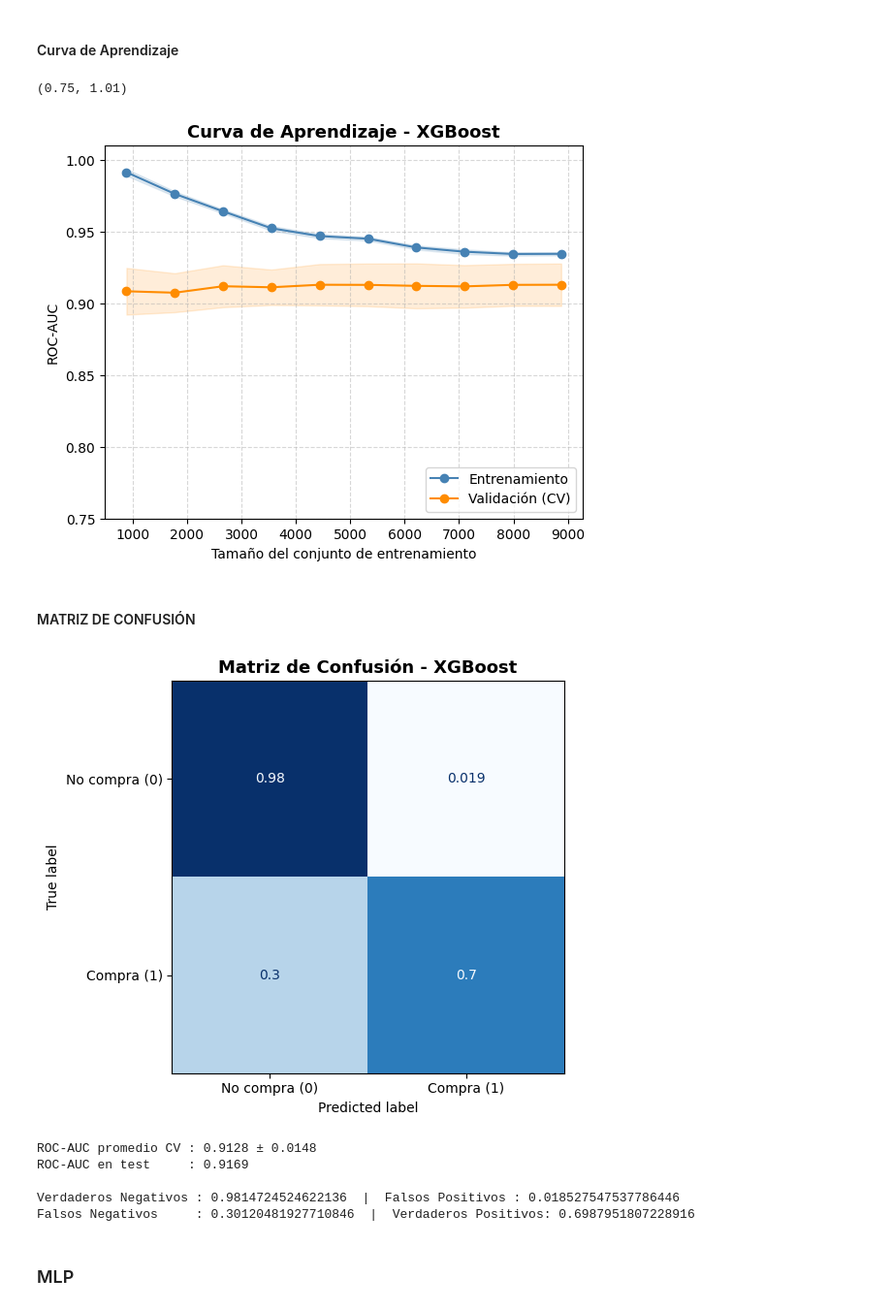
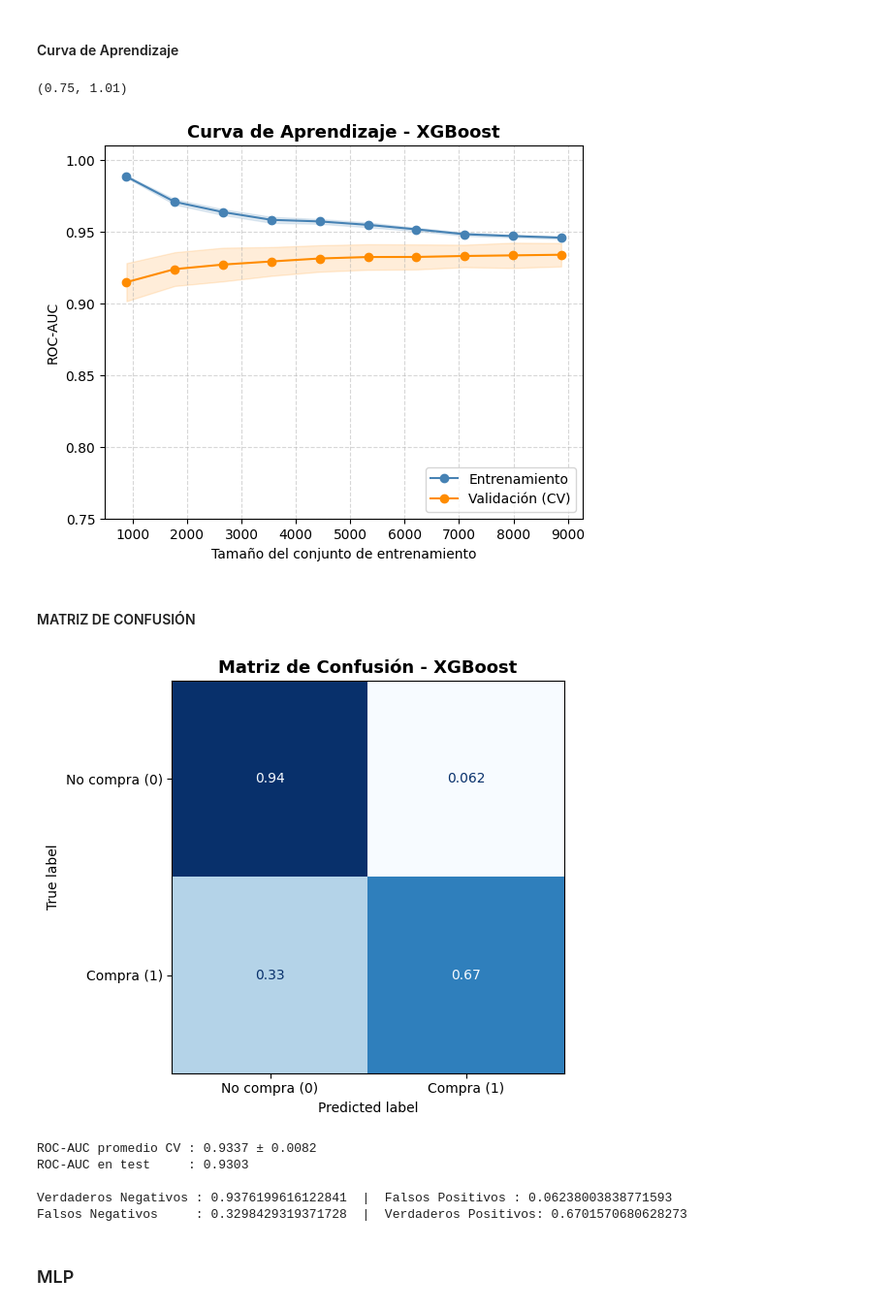
Before and after one commit to Jennyaorozco/online-shoppers-intention, a Jupyter notebook: Desarrollo_proyecto_Online_Shoppers_Intention.ipynb, the cells around one changed output. Shown at 97% size. Drawn from its saved outputs; the diff is of its cells as text; code cells hidden in the pictures.

```diff
--- a/Desarrollo_proyecto_Online_Shoppers_Intention.ipynb
+++ b/Desarrollo_proyecto_Online_Shoppers_Intention.ipynb
@@ -74,10 +51,0 @@ online_shoppers.csv     [ <=>                ] 172.11K   978KB/s    in 0.2s
-# %%
-import pandas as pd
-
-# Descargar el archivo CSV en su formato crudo (raw) para evitar descargar el HTML de GitHub
-raw_url = "https://raw.githubusercontent.com/Jennyaorozco/online-shoppers-intention/main/online_shoppers.csv"
-df = pd.read_csv(raw_url)
-
-# separar variables predictoras y variable objetivo
-X = df.drop(columns=["Revenue"])
-y = df[["Revenue"]].copy()
@@ -183,3 +124,8 @@ X['Month'] = X['Month'].map({
+# %%
+X = online_shoppers_purchasing_intention_dataset.data.features.copy()
+
+for col in ['OperatingSystems', 'Browser', 'Region', 'TrafficType', 'VisitorType', 'Month']:
+    X = pd.get_dummies(X, columns=[col], prefix=col, dtype=int)
 # %% [markdown]
 ### Convertir valores tipos Boolean a int(0 y 1)
 # %%
@@ -904,7 +809,7 @@ for i, idx in enumerate(top_indices_xgb, 1):
     pipeline_temp_xgb = Pipeline([
         ('imputer', SimpleImputer(strategy='median')),
         ('scaler', StandardScaler()),
-        ('smote', SMOTE(random_state=42, sampling_strategy=params['smote__sampling_strategy'])),
+        ('smote', SMOTE(random_state=42,sampling_strategy=params['smote__sampling_strategy'],k_neighbors=params['smote__k_neighbors'])),
         ('classifier', XGBClassifier(
             random_state=42,
             n_jobs=-1,
@@ -1131,44 +1014,44 @@ ax1.grid(True, linestyle='--', alpha=0.5)
 ax1.set_ylim(0.75, 1.01)
 # %% [output]
 (0.75, 1.01)
-[figure, old version]
+[figure, new version]
 # %% [markdown]
 #### MATRIZ DE CONFUSIÓN
 # %%
 import matplotlib.pyplot as plt
 import matplotlib.gridspec as gridspec
 import numpy as np
 from sklearn.metrics import confusion_matrix, ConfusionMatrixDisplay
 from sklearn.model_selection import learning_curve
 
-fig = plt.figure(figsize=(14, 5))
-gs = gridspec.GridSpec(1, 2, figure=fig)
+fig = plt.figure(figsize=(6, 5))
+gs = gridspec.GridSpec(1, 1, figure=fig)
 
 cm = confusion_matrix(y_test, y_pred_xgb, normalize="true")
 disp = ConfusionMatrixDisplay(confusion_matrix=cm, display_labels=['No compra (0)', 'Compra (1)'])
 
-ax2 = fig.add_subplot(gs[1])
+ax2 = fig.add_subplot(gs[0])
 disp.plot(ax=ax2, colorbar=False, cmap='Blues')
 ax2.set_title('Matriz de Confusión - XGBoost', fontsize=13, fontweight='bold')
 
 plt.tight_layout()
 plt.savefig('xgb_curva_confusion.png', dpi=150, bbox_inches='tight')
 plt.show()
 
 # ------------------------------------------------------------
 # 3. RESUMEN NUMÉRICO
 # ------------------------------------------------------------
 print(f"\nROC-AUC promedio CV : {val_mean[-1]:.4f} ± {val_std[-1]:.4f}")
 print(f"ROC-AUC en test     : {roc_auc_score(y_test, y_pred_prob_xgb):.4f}")
 print(f"\nVerdaderos Negativos : {cm[0,0]}  |  Falsos Positivos : {cm[0,1]}")
 print(f"Falsos Negativos     : {cm[1,0]}  |  Verdaderos Positivos: {cm[1,1]}")
 # %% [output]
-[figure, old version]
+[figure, new version]
-ROC-AUC promedio CV : 0.9128 ± 0.0148
-ROC-AUC en test     : 0.9169
+ROC-AUC promedio CV : 0.9337 ± 0.0082
+ROC-AUC en test     : 0.9303
 
-Verdaderos Negativos : 0.9814724524622136  |  Falsos Positivos : 0.018527547537786446
-Falsos Negativos     : 0.30120481927710846  |  Verdaderos Positivos: 0.6987951807228916
+Verdaderos Negativos : 0.9376199616122841  |  Falsos Positivos : 0.06238003838771593
+Falsos Negativos     : 0.3298429319371728  |  Verdaderos Positivos: 0.6701570680628273
 # %% [markdown]
 ### MLP
 # %%
```
Also changed, not shown: parts of 117 cells of this notebook.
